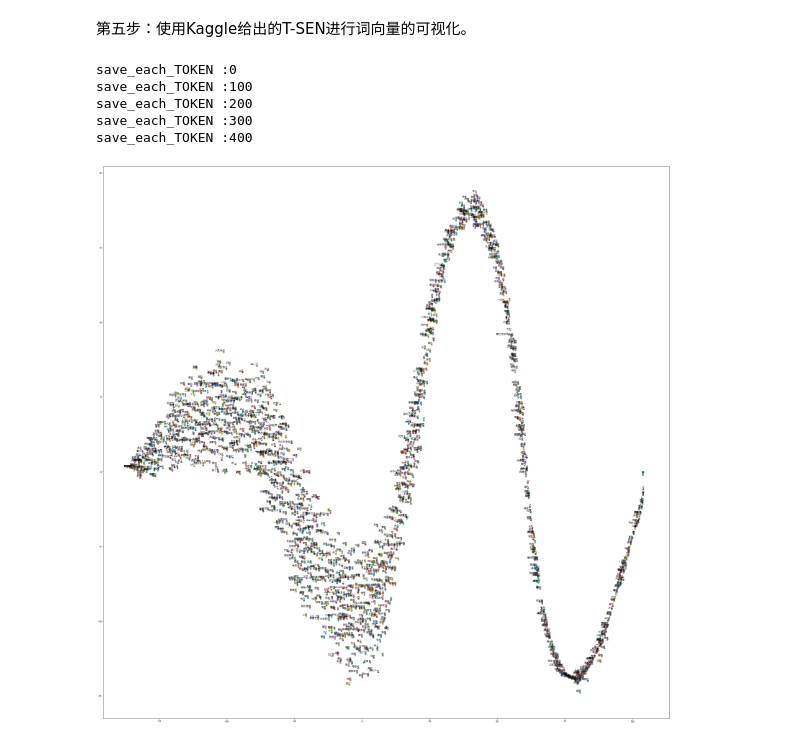
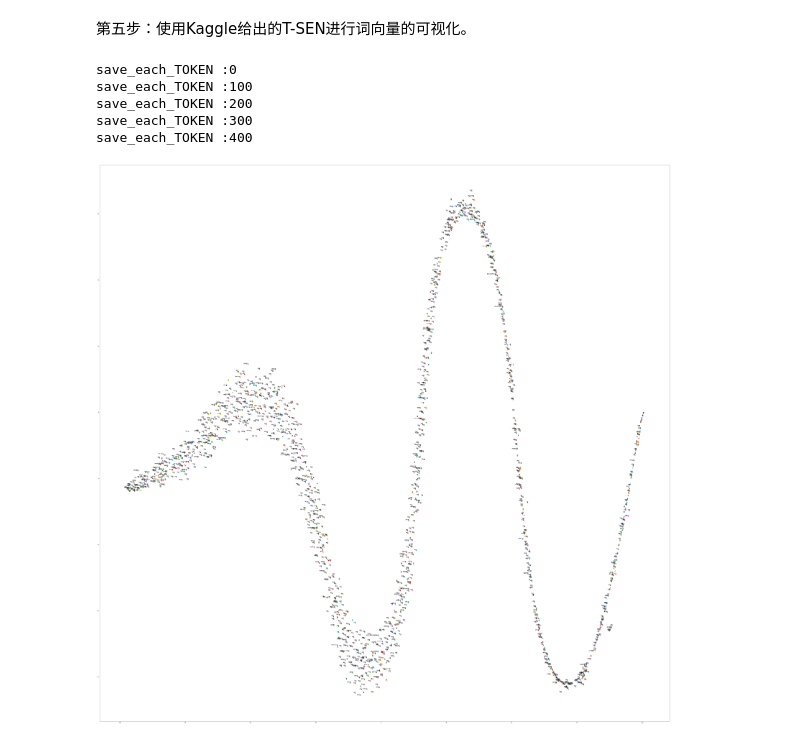
Before and after one commit to supermenfang/ai-for-nlp-and-cv-4th, a Jupyter notebook: assignments/LESSON_4_0727/Lecture-04-Word2vec-Beginning.ipynb, the cells around one changed output. Drawn from its saved outputs; the diff is of its cells as text; code cells hidden in the pictures.

```diff
--- a/assignments/LESSON_4_0727/Lecture-04-Word2vec-Beginning.ipynb
+++ b/assignments/LESSON_4_0727/Lecture-04-Word2vec-Beginning.ipynb
@@ -169,6 +169,7 @@ if __name__ == '__main__':
 第五步：使用Kaggle给出的T-SEN进行词向量的可视化。
 # %%
 #只使用部分的TOKEN, 500行，否则时间太长了
+#中文字符不显示问题：http://www.pythoner.com/200.html
 
 import os,jieba
 from gensim.models.word2vec import  LineSentence
@@ -230,32 +231,32 @@ def tsne_plot():
     for value in new_values:
         x.append(value[0])
         y.append(value[1])
 
-    plt.figure(figsize=(40, 40))
+    plt.figure(figsize=(80, 80))
     for i in range(len(x)):
         plt.scatter(x[i], y[i])
         plt.annotate(labels[i],
                      xy=(x[i], y[i]),
                      xytext=(5, 2),
                      textcoords='offset points',
                      ha='right',
                      va='bottom')
     plt.show()
 
 if __name__ == '__main__':
     TOKEN = []
     token_txt_file = 'token_500.txt'
     modle_file = "500.model"
 
 
     get_token()
     save_token()
 
     tsne_plot()
 # %% [output]
 save_each_TOKEN :0
 save_each_TOKEN :100
 save_each_TOKEN :200
 save_each_TOKEN :300
 save_each_TOKEN :400
-[figure, old version]
+[figure, new version]
```
Also changed, not shown: 1 other file.
